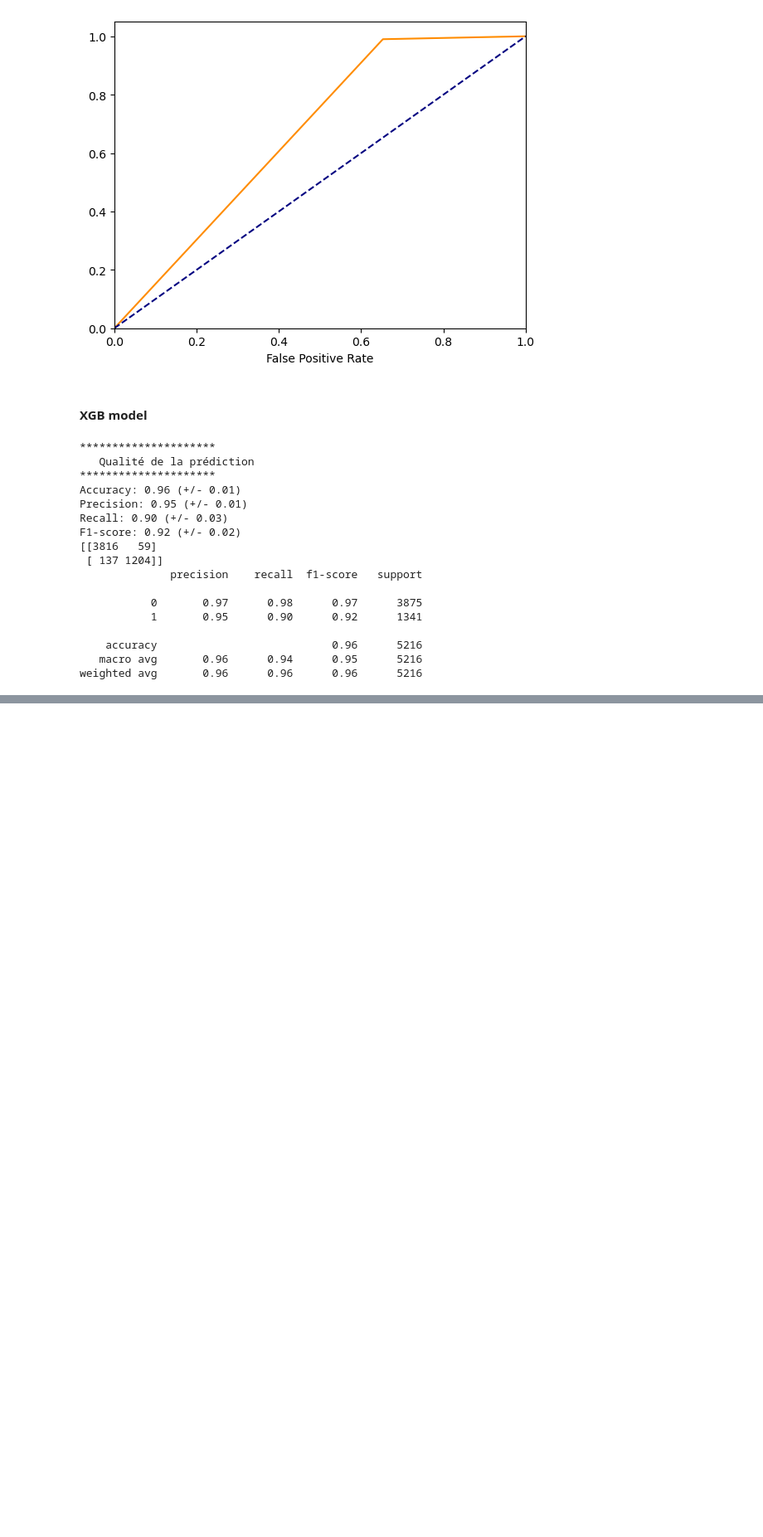
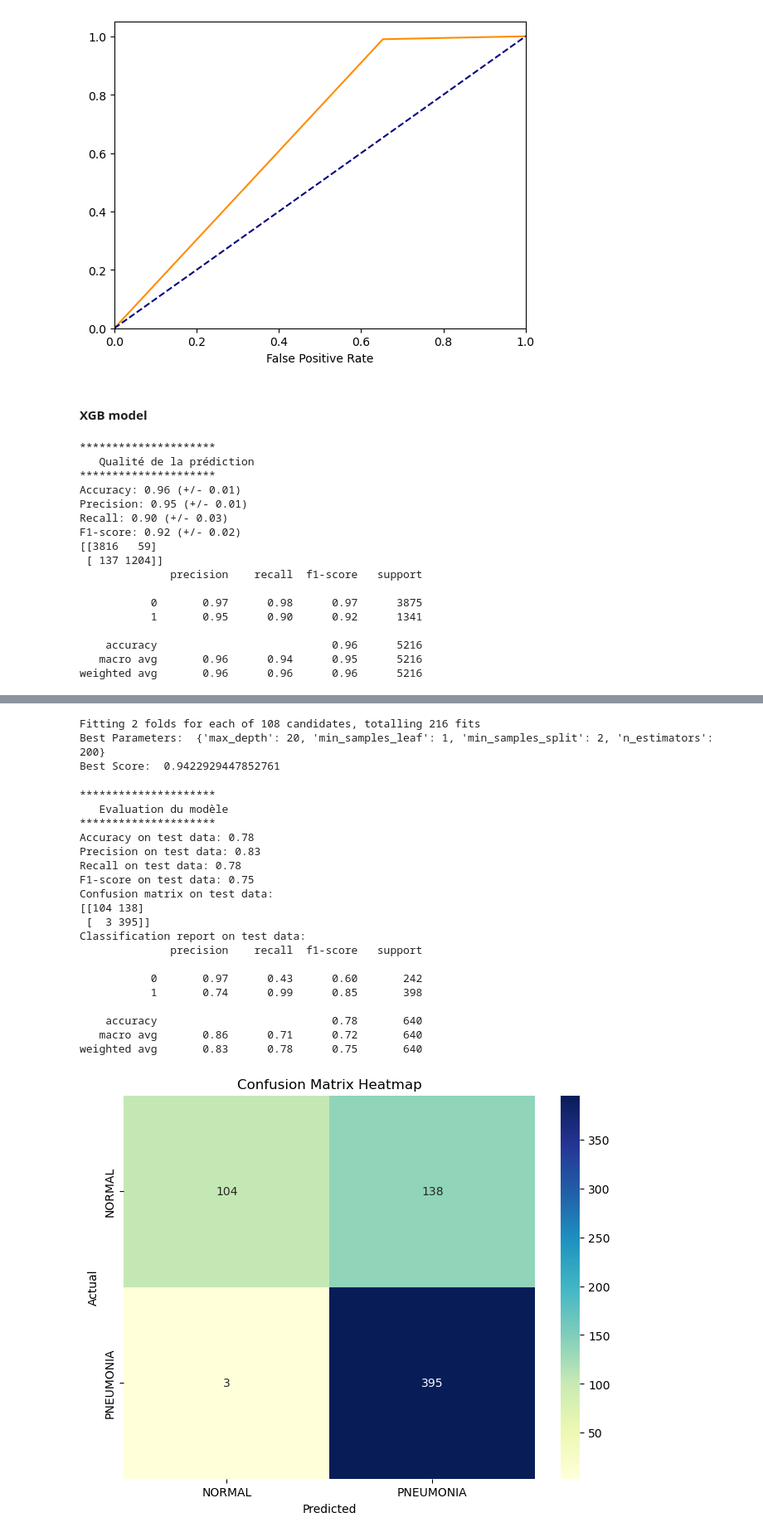
Before and after one commit to MelvinCERBA/RadiographyPneumoniaDetection, a Jupyter notebook: notebooks/sklearn.ipynb, the cells around one changed output, grey strips where cells are left out. Shown at 83% size. Saved outputs shown, nothing was run; the diff lists cells and outputs as text; code cells hidden in the pictures; blank space fills up the shorter version.

```diff
--- a/notebooks/sklearn.ipynb
+++ b/notebooks/sklearn.ipynb
@@ -481,7 +404,0 @@ weighted avg       0.95      0.95      0.95      5216
-# %%
-from sklearn.ensemble import AdaBoostClassifier
-
-
-ada_boost_classifier = AdaBoostClassifier(n_estimators=100)
-ada_boost_classifier.fit(X_train, y_train)
-qualityModelPrediction(model=ada_boost_classifier,X=X_train,y=y_train)
@@ -506,7 +404,0 @@ weighted avg       0.95      0.95      0.95      5216
-# %%
-from sklearn.ensemble import GradientBoostingClassifier
-
-gradient_boosting_classifier = GradientBoostingClassifier(n_estimators=100, learning_rate=1.0,
-    max_depth=1, random_state=0)
-gradient_boosting_classifier.fit(X_train, y_train)
-qualityModelPrediction(model=gradient_boosting_classifier,X=X_train,y=y_train)
@@ -531,6 +404,0 @@ weighted avg       0.93      0.93      0.93      5216
-# %%
-from sklearn.ensemble import HistGradientBoostingClassifier
-
-hist_gradient_boosting_classifier = HistGradientBoostingClassifier(max_iter=100)
-hist_gradient_boosting_classifier.fit(X_train, y_train)
-qualityModelPrediction(model=hist_gradient_boosting_classifier,X=X_train,y=y_train)
@@ -554,0 +409,49 @@ weighted avg       0.96      0.96      0.96      5216
+# %%
+from sklearn.ensemble import RandomForestClassifier
+from sklearn.model_selection import GridSearchCV
+
+param_grid = {
+    'n_estimators': [50, 100, 200],  # Number of trees in the forest
+    'max_depth': [None, 10, 20, 30],  # Maximum depth of the trees
+    'min_samples_split': [2, 5, 10],  # Minimum number of samples required to split an internal node
+    'min_samples_leaf': [1, 2, 4],  # Minimum number of samples required to be at a leaf node
+}
+
+rf = RandomForestClassifier(random_state=0)
+
+grid_search = GridSearchCV(estimator=rf, param_grid=param_grid, cv=2, scoring='accuracy', verbose=1, n_jobs=-1)
+grid_search.fit(X_train, y_train)
+
+print("Best Parameters: ", grid_search.best_params_)
+print("Best Score: ", grid_search.best_score_)
+# %% [output]
+Fitting 2 folds for each of 108 candidates, totalling 216 fits
+Best Parameters:  {'max_depth': 20, 'min_samples_leaf': 1, 'min_samples_split': 2, 'n_estimators': 200}
+Best Score:  0.9422929447852761
+# %%
+evaluateModel(grid_search.best_estimator_, X_test, y_test)
+
+# best_rf = RandomForestClassifier(random_state=0, max_depth=20, min_samples_leaf=1, min_samples_split=2, n_estimators=500)
+# best_rf.fit(X_train, y_train)
+# evaluateModel(best_rf, X_test, y_test)
+# %% [output]
+*********************
+   Evaluation du modèle
+*********************
+Accuracy on test data: 0.78
+Precision on test data: 0.83
+Recall on test data: 0.78
+F1-score on test data: 0.75
+Confusion matrix on test data:
+[[104 138]
+ [  3 395]]
+Classification report on test data:
+              precision    recall  f1-score   support
+
+           0       0.97      0.43      0.60       242
+           1       0.74      0.99      0.85       398
+
+    accuracy                           0.78       640
+   macro avg       0.86      0.71      0.72       640
+weighted avg       0.83      0.78      0.75       640
+[figure, added]
```
Also changed, not shown: parts of 15 cells of this notebook.
